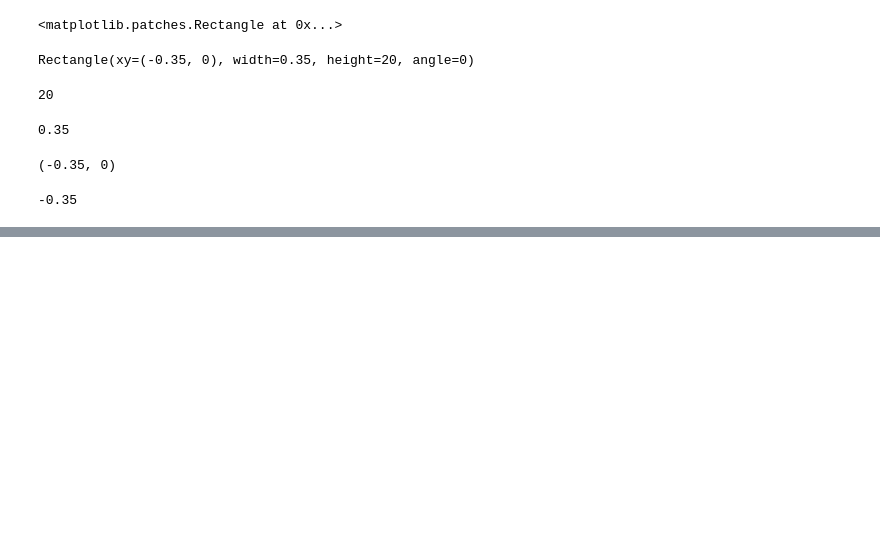
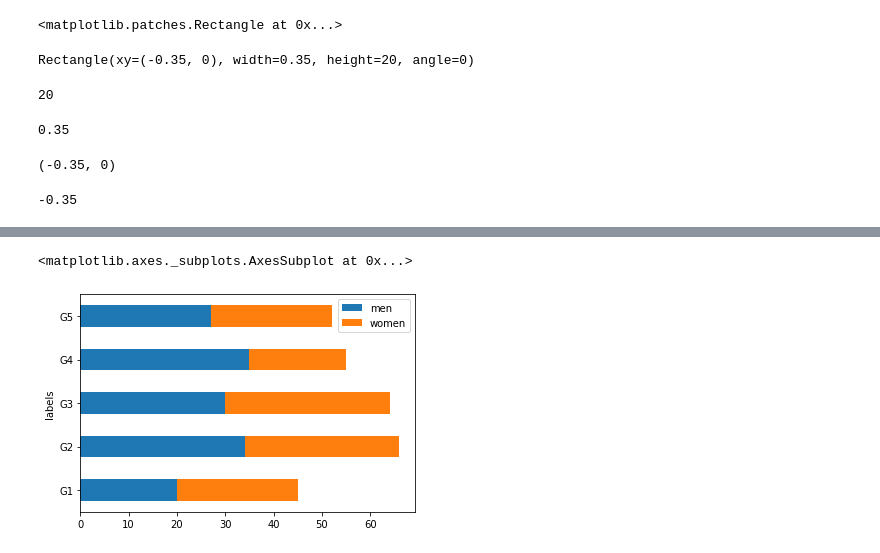
Before and after one commit to EnginKosure/Jupyter_nb, a Jupyter notebook: statistics_and_regex/DataVis_2.ipynb, the cells around one changed output, grey strips where cells are left out. Drawn from its saved outputs; the diff is of its cells as text; code cells hidden in the pictures; blank space fills up the shorter version.

Commit message:
matplotlib revisited

```diff
--- a/statistics_and_regex/DataVis_2.ipynb
+++ b/statistics_and_regex/DataVis_2.ipynb
@@ -141,0 +192,5 @@ rects1[0].get_x()
+# %%
+df.plot.barh('labels', rot=0,stacked='True')
+# %% [output]
+<matplotlib.axes._subplots.AxesSubplot at 0x...>
+[figure, added]
```
Also changed, not shown: parts of 5 cells of this notebook.
